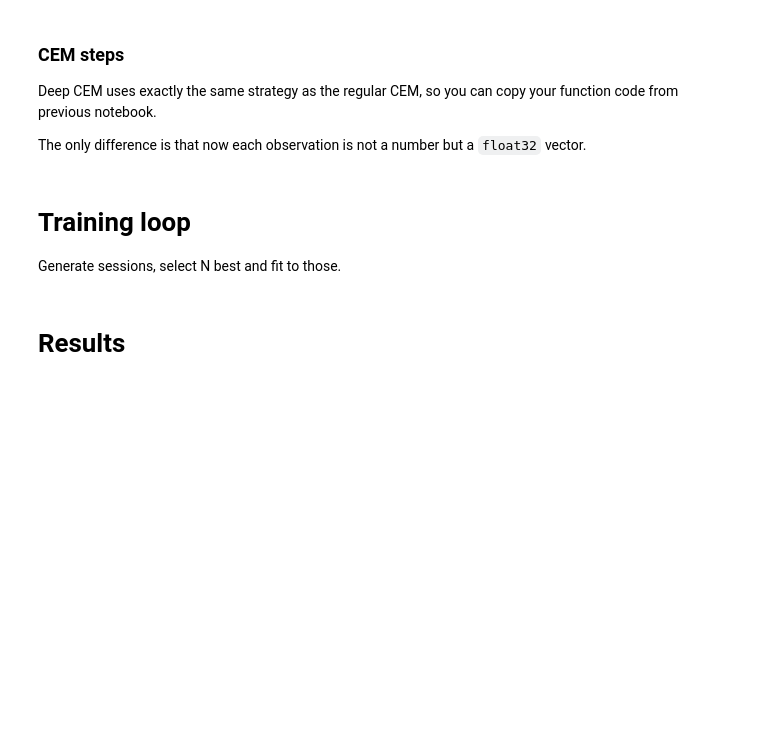
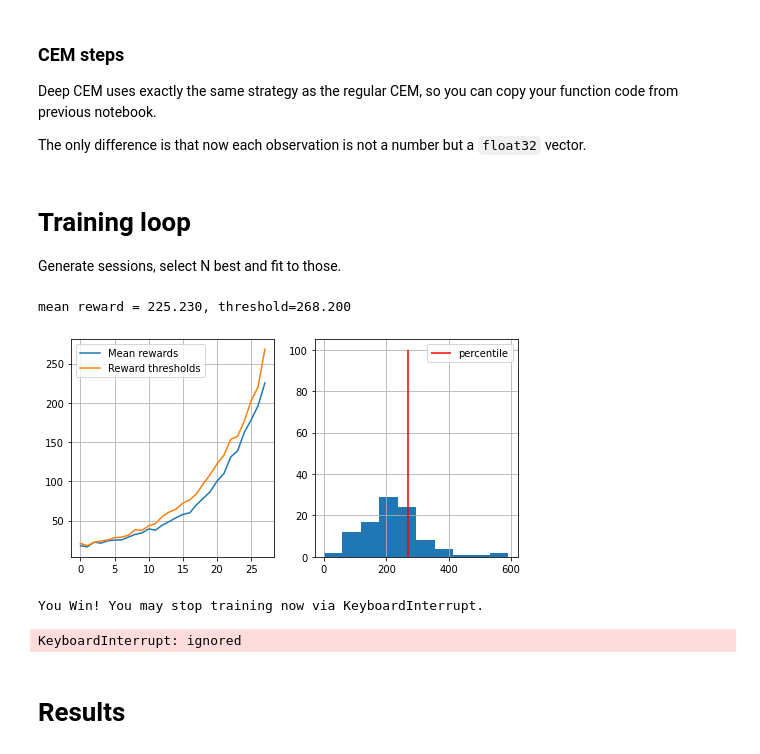
Before and after one commit to ChengYangUmich/PracticalRL__Coursera, a Jupyter notebook: week1_deep_crossentropy_method.ipynb, the cells around one changed output. Drawn from its saved outputs; the diff is of its cells as text; code cells hidden in the pictures; blank space fills up the shorter version.

```diff
--- a/week1_deep_crossentropy_method.ipynb
+++ b/week1_deep_crossentropy_method.ipynb
@@ -153,7 +155,16 @@ def select_elites(states_batch, actions_batch, rewards_batch, percentile=50):
     (they will become different later).
     """
 
-    <YOUR CODE: copy-paste your implementation from the previous notebook>
+    reward_threshold = np.percentile(rewards_batch,percentile) # <YOUR CODE: compute minimum reward for elite sessions. Hint: use np.percentile()>
+
+    elite_index= np.arange(len(rewards_batch))[rewards_batch >= reward_threshold]
+    elite_states = []
+    elite_actions = []
+    for i in elite_index:
+      for j in states_batch[i]:
+        elite_states.append(j)
+      for k in actions_batch[i]:
+        elite_actions.append(k)
 
     return elite_states, elite_actions
 # %% [markdown]
@@ -192,22 +203,27 @@ def show_progress(rewards_batch, log, percentile, reward_range=[-990, +10]):
 # %%
 n_sessions = 100
 percentile = 70
 log = []
 
 for i in range(100):
     # generate new sessions
-    sessions = [ <YOUR CODE: generate a list of n_sessions new sessions> ]
+    sessions = [generate_session(env, agent) for _ in range(n_sessions)]
 
     states_batch, actions_batch, rewards_batch = map(np.array, zip(*sessions))
 
-    elite_states, elite_actions = <YOUR CODE: select elite actions just like before>
+    elite_states, elite_actions = select_elites(states_batch, actions_batch, rewards_batch, percentile)
 
-    <YOUR CODE: partial_fit agent to predict elite_actions(y) from elite_states(X)>
+    agent.partial_fit(elite_states,elite_actions) # <YOUR CODE: partial_fit agent to predict elite_actions(y) from elite_states(X)>
 
     show_progress(rewards_batch, log, percentile, reward_range=[0, np.max(rewards_batch)])
 
     if np.mean(rewards_batch) > 190:
         print("You Win! You may stop training now via KeyboardInterrupt.")
+# %% [output]
+mean reward = 225.230, threshold=268.200
+[figure, added]
+You Win! You may stop training now via KeyboardInterrupt.
+KeyboardInterrupt: ignored
 # %% [markdown]
 # Results
 # %%
```
Also changed, not shown: parts of 6 cells of this notebook.
